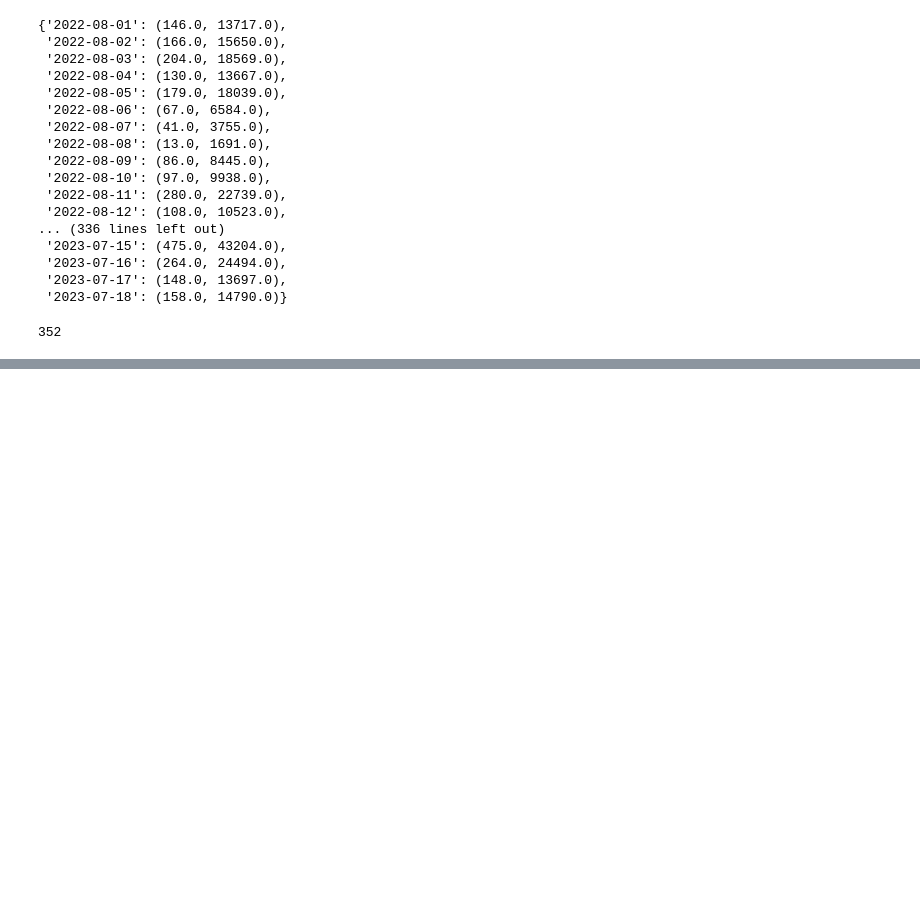
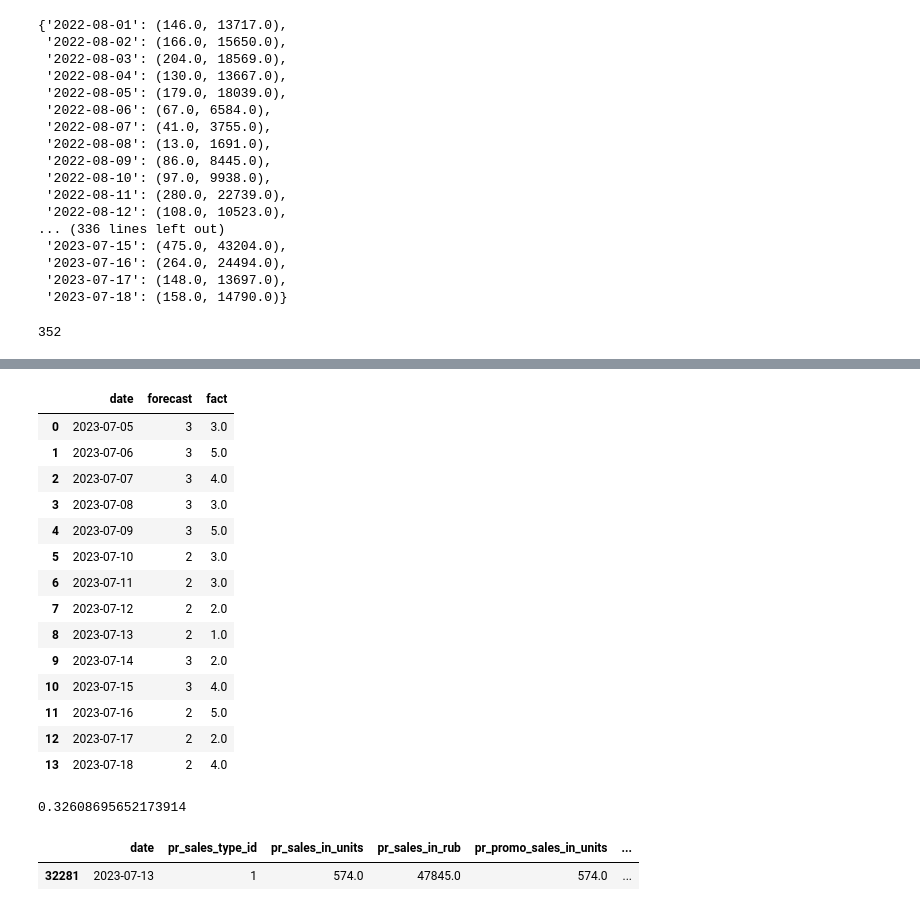
Before and after one commit to Mobius-band-12/DS, a Jupyter notebook: testing_forecast_func.ipynb, the cells around one changed output, grey strips where cells are left out. Saved outputs shown, nothing was run; the diff lists cells and outputs as text; code cells hidden in the pictures; blank space fills up the shorter version.

```diff
--- a/testing_forecast_func.ipynb
+++ b/testing_forecast_func.ipynb
@@ -14,10 +15,10 @@ item_to_test_mod1 = {"sku": "4b083e10f6cd2f4360c5425d05be6386",
 # %%
 #test model2
 store_to_test_mod2 = '16a5cdae362b8d27a1d8f8c7b78b4330'
-item_to_test_mod2 = {"sku": "0045ebdb1069ff4b3dd3efe628c39cd3",
-                     "group": "c74d97b01eae257e44aa9d5bade97baf",
-                     "category": "c559da2ba967eb820766939a658022c8",
-                     "subcategory": "130d817d8b3f616e97c555ec57946aec"}
+item_to_test_mod2 = {"sku": "6e822618c30449cfabec9b22a7de1425",
+                     "group": "aab3238922bcc25a6f606eb525ffdc56",
+                     "category": "9701a1c165dd9420816bfec5edd6c2b1",
+                     "subcategory": "8afe22eeb3f3f68de994a3c60388858c"}
 # ''
 # forecast(item_to_test_mod2, store_to_test_mod2, dates_to_test)
 
@@ -126,3 +144,3 @@ stats_by_item2 = get_history_by_item('02713435f3587e2c81d8f6a9016763ea', '2023-0
 # %%
-forecast(item_to_test_mod2, store_to_test_mod2, stats_by_store_item2, stats_by_item2, dates_to_test)
+forc4 = forecast(item_to_test_mod2, store_to_test_mod2, stats_by_store_item2, stats_by_item2, dates_to_test)
 # %% [output]
@@ -131,0 +318,30 @@ forecast(item_to_test_mod2, store_to_test_mod2, stats_by_store_item2, stats_by_i
+# %%
+plan_fact_4 = pd.DataFrame({'date': dates_to_test_old, 'forecast': forc4,
+              'fact': list(get_history_by_store_item('6e822618c30449cfabec9b22a7de1425', '16a5cdae362b8d27a1d8f8c7b78b4330', '2023-07-18').values())[-14:]})
+plan_fact_4
+# item 6e822618c30449cfabec9b22a7de1425 store 16a5cdae362b8d27a1d8f8c7b78b4330
+# %% [output]
+|  | date | forecast | fact |
+| 0 | 2023-07-05 | 3 | 3.0 |
+| 1 | 2023-07-06 | 3 | 5.0 |
+| 2 | 2023-07-07 | 3 | 4.0 |
+| 3 | 2023-07-08 | 3 | 3.0 |
+| 4 | 2023-07-09 | 3 | 5.0 |
+| 5 | 2023-07-10 | 2 | 3.0 |
+| 6 | 2023-07-11 | 2 | 3.0 |
+| 7 | 2023-07-12 | 2 | 2.0 |
+| 8 | 2023-07-13 | 2 | 1.0 |
+| 9 | 2023-07-14 | 3 | 2.0 |
+| 10 | 2023-07-15 | 3 | 4.0 |
+| 11 | 2023-07-16 | 2 | 5.0 |
+| 12 | 2023-07-17 | 2 | 2.0 |
+| 13 | 2023-07-18 | 2 | 4.0 |
+# %%
+wape(plan_fact_4['fact'], plan_fact_4['forecast'])
+# %% [output]
+0.32608695652173914
+# %%
+sales[(sales['st_id'] == '16a5cdae362b8d27a1d8f8c7b78b4330') & (sales['pr_sku_id'] == '4b083e10f6cd2f4360c5425d05be6386') & (sales['date'] == '2023-07-13')]
+# %% [output]
+|  | date | pr_sales_type_id | pr_sales_in_units | pr_sales_in_rub | pr_promo_sales_in_units | ... |
+| 32281 | 2023-07-13 | 1 | 574.0 | 47845.0 | 574.0 | ... |
```
Also changed, not shown: parts of 22 cells of this notebook, 1 other file.
